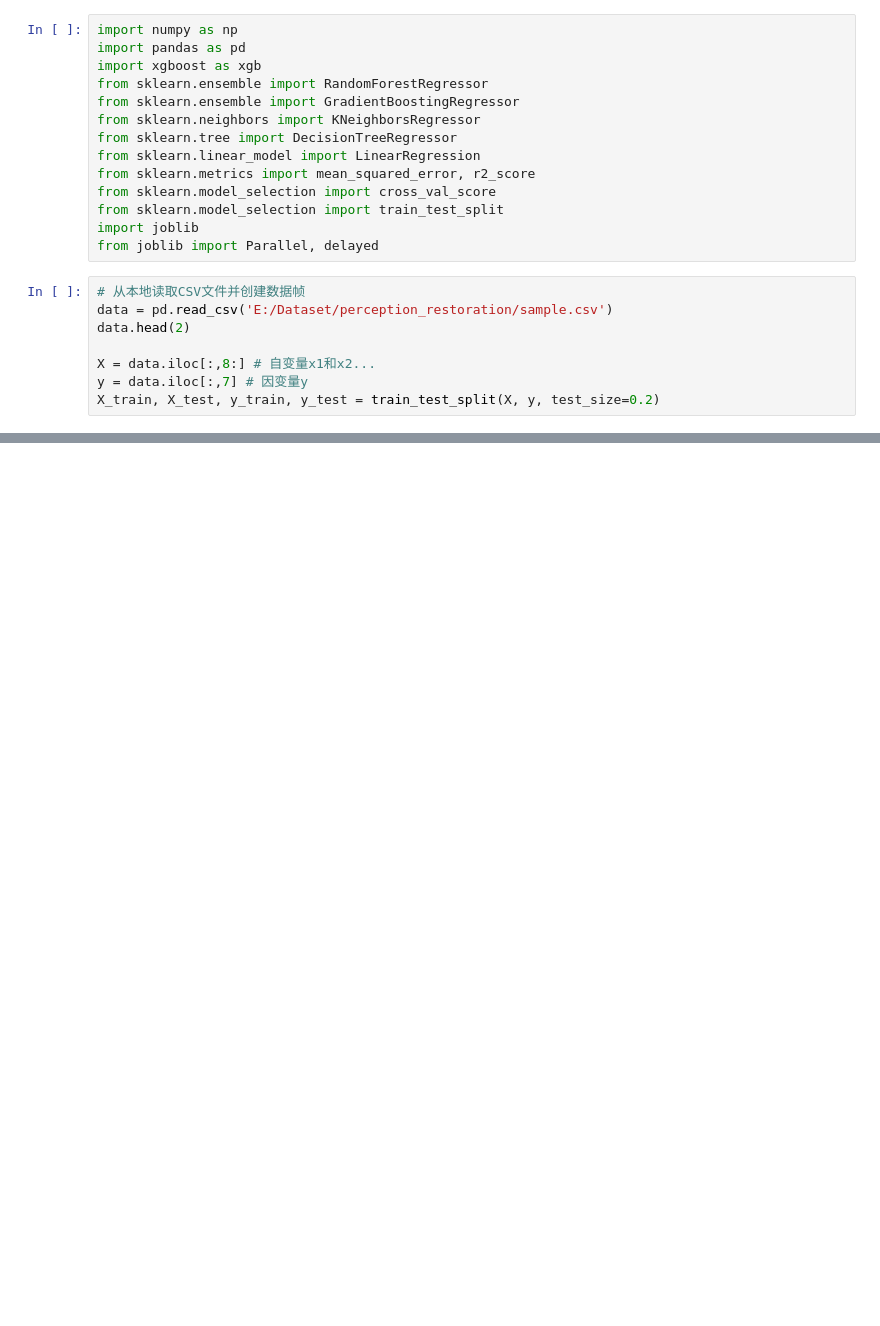
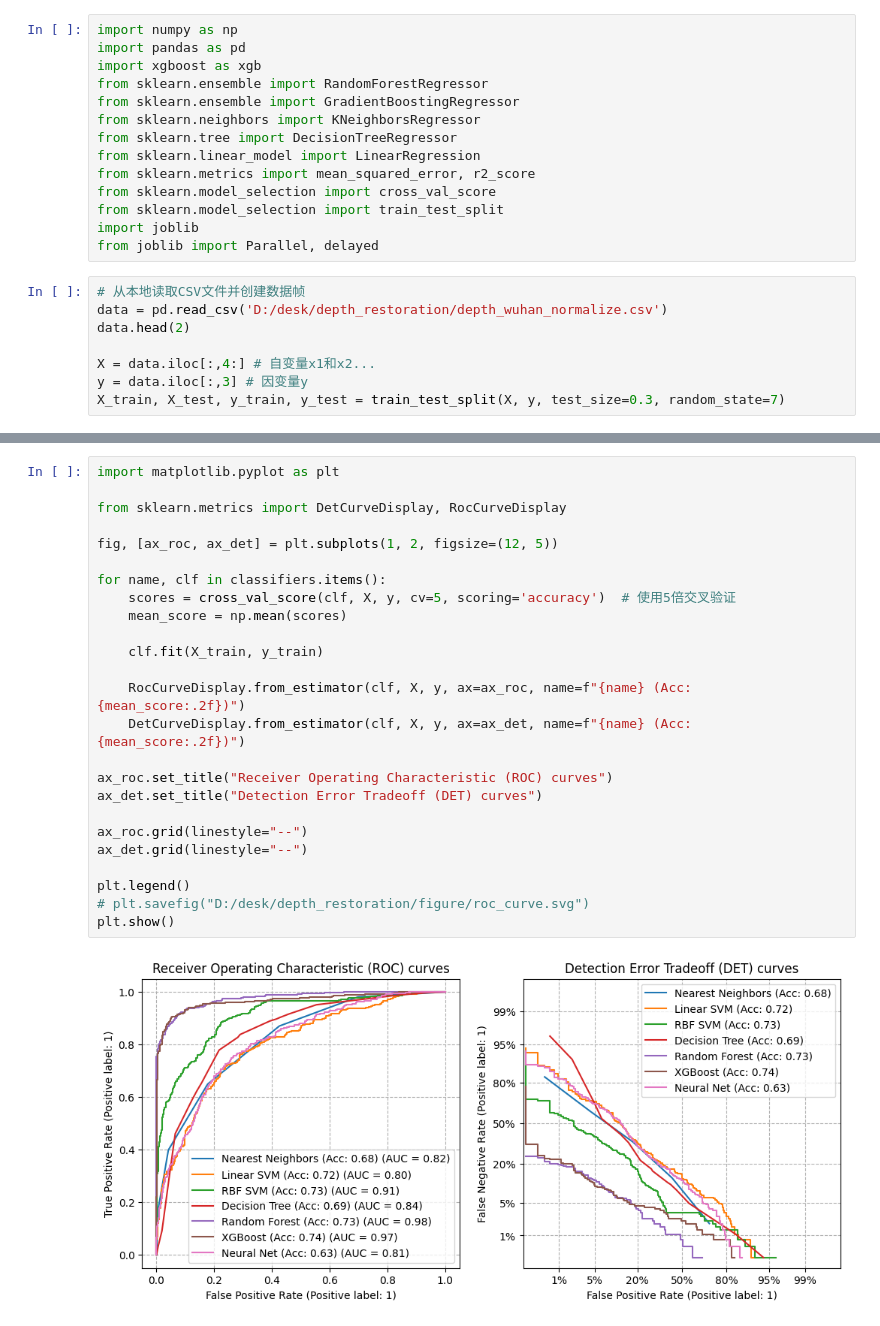
Before and after one commit to MMHHRR/Perception_distance, a Jupyter notebook: code/restoration_depth.ipynb, the cells around one changed output, grey strips where cells are left out. Saved outputs shown, nothing was run; the diff lists cells and outputs as text; blank space fills up the shorter version.

```diff
--- a/code/restoration_depth.ipynb
+++ b/code/restoration_depth.ipynb
@@ -199,9 +140,9 @@ import joblib
 from joblib import Parallel, delayed
 # %%
 # 从本地读取CSV文件并创建数据帧
-data = pd.read_csv('E:/Dataset/perception_restoration/sample.csv')
+data = pd.read_csv('D:/desk/depth_restoration/depth_wuhan_normalize.csv')
 data.head(2)
 
-X = data.iloc[:,8:] # 自变量x1和x2...
-y = data.iloc[:,7] # 因变量y
-X_train, X_test, y_train, y_test = train_test_split(X, y, test_size=0.2)
+X = data.iloc[:,4:] # 自变量x1和x2...
+y = data.iloc[:,3] # 因变量y
+X_train, X_test, y_train, y_test = train_test_split(X, y, test_size=0.3, random_state=7)
@@ -210 +223,28 @@ X_train, X_test, y_train, y_test = train_test_split(X, y, test_size=0.2)
+# %%
+import matplotlib.pyplot as plt
+
+from sklearn.metrics import DetCurveDisplay, RocCurveDisplay
+
+fig, [ax_roc, ax_det] = plt.subplots(1, 2, figsize=(12, 5))
+
+for name, clf in classifiers.items():
+    scores = cross_val_score(clf, X, y, cv=5, scoring='accuracy')  # 使用5倍交叉验证
+    mean_score = np.mean(scores)
+
+    clf.fit(X_train, y_train)
+
+    RocCurveDisplay.from_estimator(clf, X, y, ax=ax_roc, name=f"{name} (Acc: {mean_score:.2f})")
+    DetCurveDisplay.from_estimator(clf, X, y, ax=ax_det, name=f"{name} (Acc: {mean_score:.2f})")
+
+ax_roc.set_title("Receiver Operating Characteristic (ROC) curves")
+ax_det.set_title("Detection Error Tradeoff (DET) curves")
+
+ax_roc.grid(linestyle="--")
+ax_det.grid(linestyle="--")
+
+plt.legend()
+# plt.savefig("D:/desk/depth_restoration/figure/roc_curve.svg")
+plt.show()
+# %% [output]
+[figure, added]
 # %%
```
Also changed, not shown: parts of 54 cells of this notebook.
